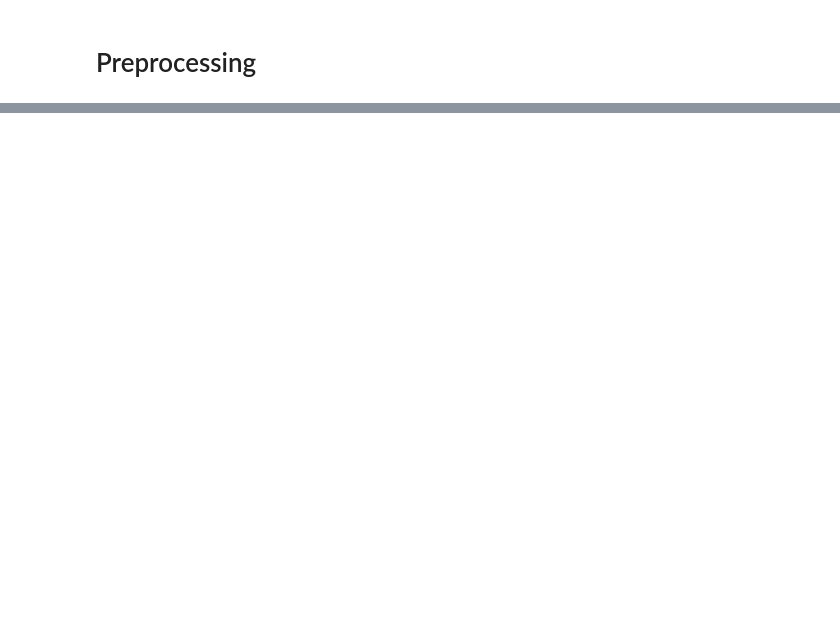
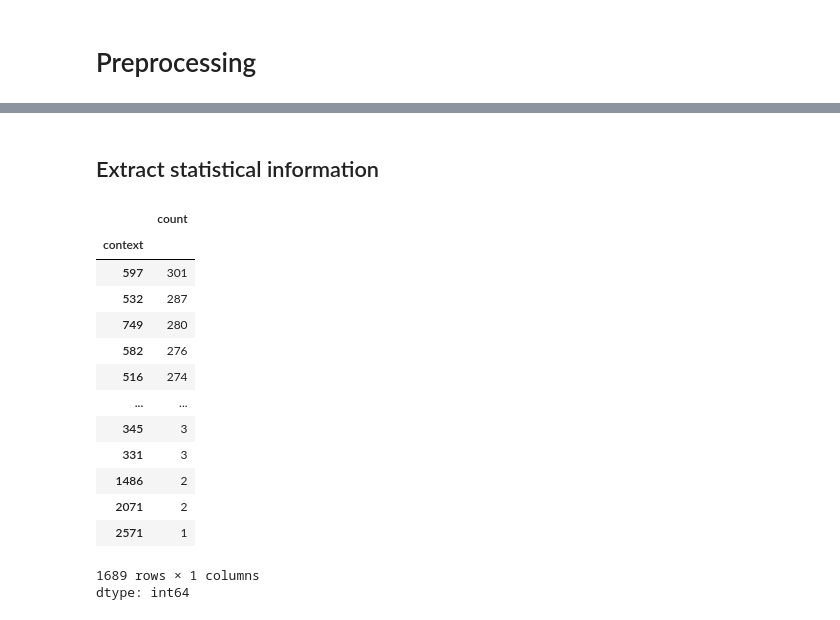
Before and after one commit to Likelipop/Question-generator, a Jupyter notebook: experiment.ipynb, the cells around one changed output, grey strips where cells are left out. Cells and saved outputs as stored; diff of their text form; code cells hidden in the pictures; blank space fills up the shorter version.

```diff
--- a/experiment.ipynb
+++ b/experiment.ipynb
@@ -36,2 +49,4 @@ context[ans_start_index[0] : ans_start_index[0] + len(answer[0])]
 # %% [markdown]
 # Preprocessing
+# %%
+df[["answer_text", "answer_start"]] = df["answers"].apply(pd.Series)
@@ -37,0 +70,22 @@ context[ans_start_index[0] : ans_start_index[0] + len(answer[0])]
+# %% [markdown]
+## Extract statistical information
+# %%
+# see the context_length distributions
+stat_context_lengths = df["context"].str.len().value_counts()
+stat_context_lengths
+# %% [output]
+|  | count |
+| context |  |
+| 597 | 301 |
+| 532 | 287 |
+| 749 | 280 |
+| 582 | 276 |
+| 516 | 274 |
+| ... | ... |
+| 345 | 3 |
+| 331 | 3 |
+| 1486 | 2 |
+| 2071 | 2 |
+| 2571 | 1 |
+1689 rows × 1 columns
+dtype: int64
```
Also changed, not shown: parts of 25 cells of this notebook.
